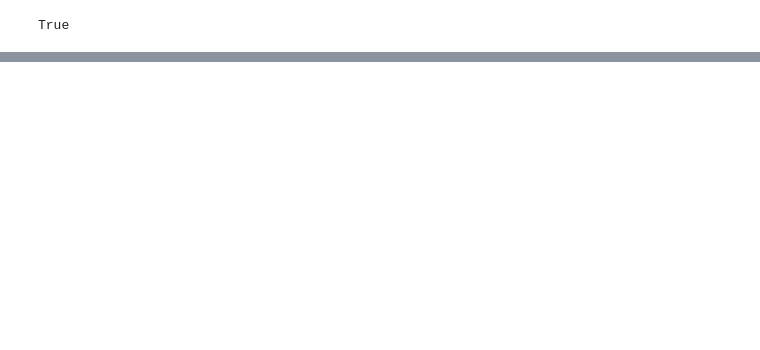
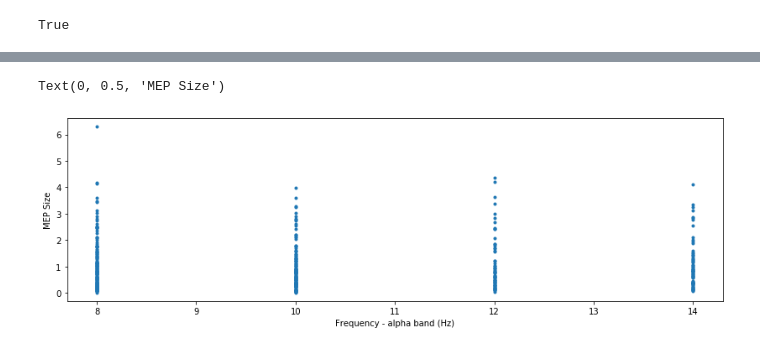
Before and after one commit to alamkanak/EEG-Correlation, a Jupyter notebook: 17-all-subjects.ipynb, the cells around one changed output, grey strips where cells are left out. Drawn from its saved outputs; the diff is of its cells as text; code cells hidden in the pictures; blank space fills up the shorter version.

```diff
--- a/17-all-subjects.ipynb
+++ b/17-all-subjects.ipynb
@@ -163,0 +488,8 @@ for eeg_path in eegs:
+# %%
+plt.figure(figsize=(14,4))
+plt.plot(df['ltm1_alpha_max_power_freq'], df['mep_size'], '.')
+plt.xlabel('Frequency - alpha band (Hz)')
+plt.ylabel('MEP Size')
+# %% [output]
+Text(0, 0.5, 'MEP Size')
+[figure, added]
```
Also changed, not shown: parts of 17 cells of this notebook, 2 other files.
